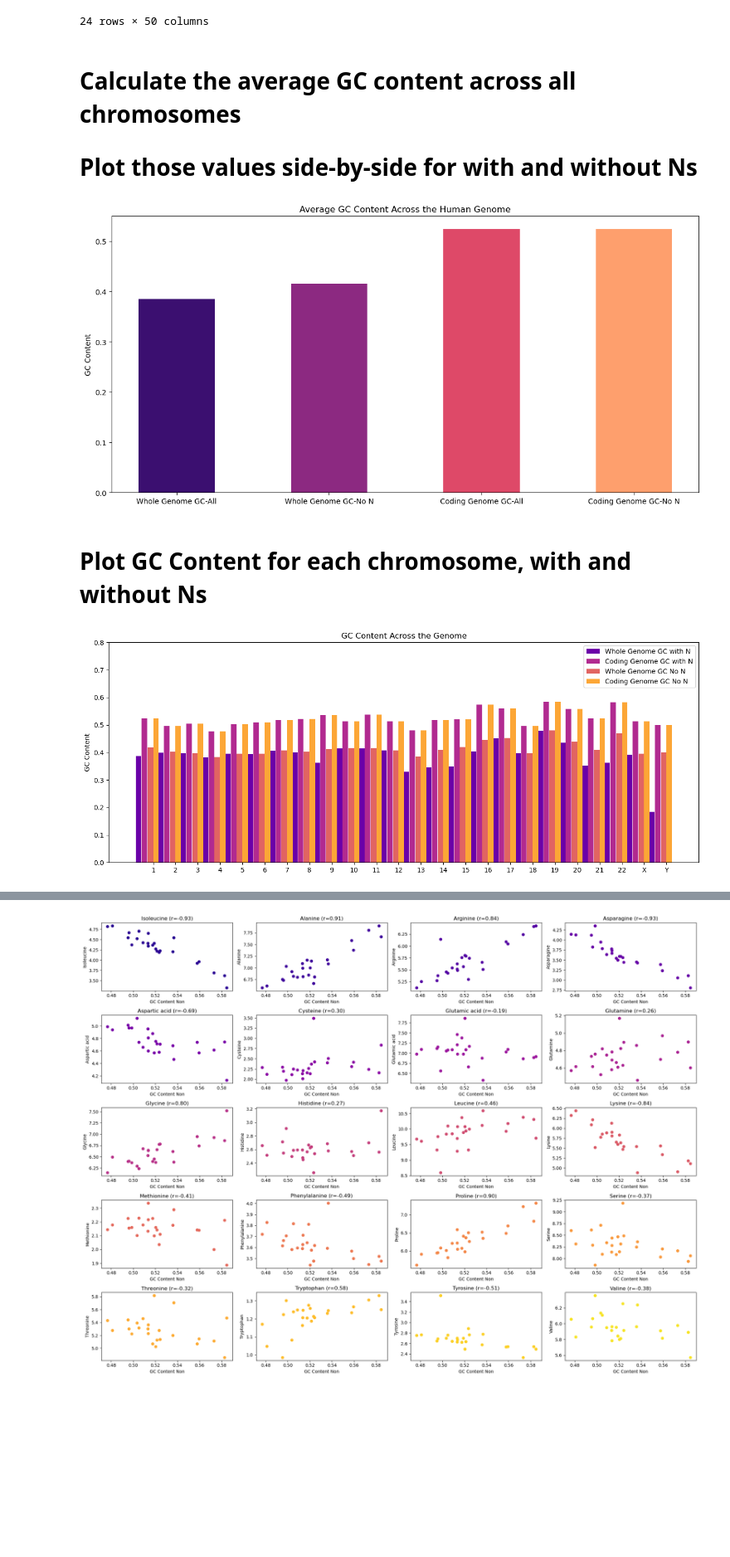
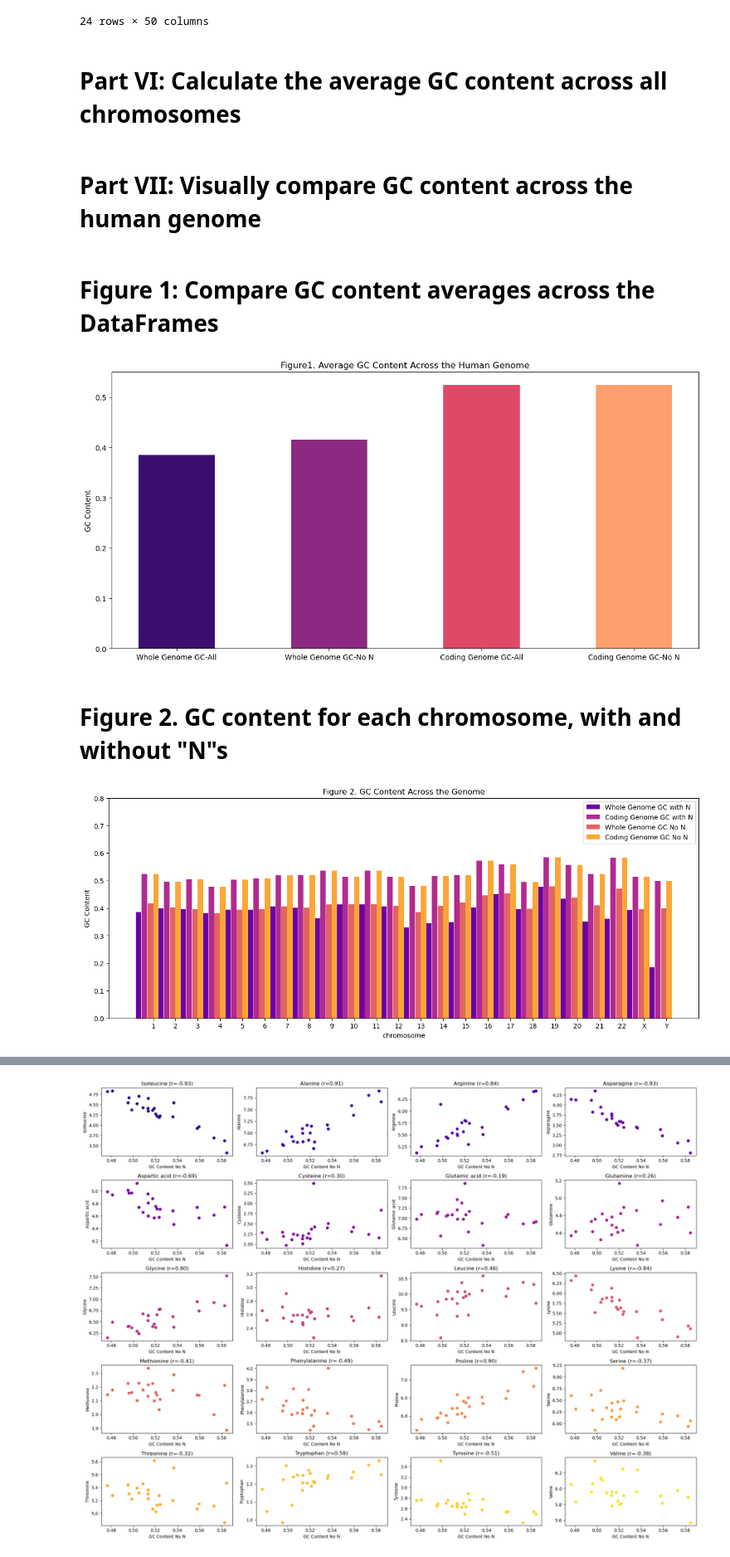
Before and after one commit to millce-cm/pfb2024_group_project_GC, a Jupyter notebook: Figures_Human.ipynb, the cells around one changed output, grey strips where cells are left out. Shown at 83% size. Cells and saved outputs as stored; diff of their text form; code cells hidden in the pictures; blank space fills up the shorter version.

```diff
--- a/Figures_Human.ipynb
+++ b/Figures_Human.ipynb
@@ -29,3 +38,3 @@ Requirement already satisfied: six>=1.5 in /Users/pfb2024/Library/jupyterlab-des
 # %%
-Whole_Genome = pickle.load(open("save.p", "rb"))
-CDS_Genome = pickle.load(open("output_coding_genome_2.p", "rb"))
+Whole_Genome = pickle.load(open("output_whole_genome.p", "rb"))
+CDS_Genome = pickle.load(open("output_coding_genome.p", "rb"))
@@ -148,6 +148,5 @@ CDS_Genome_Long_Sorted
 | 0 | Y | 83604.0 | 83604.0 | 41675.0 | 0.498481 | 0.498481 | 602.0 | ... |
 24 rows × 50 columns
 # %% [markdown]
-# Calculate the average GC content across all chromosomes
-# Plot those values side-by-side for with and without Ns
+# Part VI: Calculate the average GC content across all chromosomes
 # %%
@@ -156,6 +155,10 @@ WG_avg_gc_content_all = Whole_Genome_Long_Sorted['GC_content_all'].mean()
 WG_avg_gc_content_non = Whole_Genome_Long_Sorted['GC_content_non'].mean()
 Cod_avg_gc_content_all = CDS_Genome_Long_Sorted['GC_content_all'].mean()
 Cod_av_gc_content_non = CDS_Genome_Long_Sorted['GC_content_non'].mean()
+# %% [markdown]
+# Part VII: Visually compare GC content across the human genome
+# %% [markdown]
+# Figure 1: Compare GC content averages across the DataFrames
 # %%
 # Create a figure
 #fig, ax = plt.subplots(figsize=(5, 5))
@@ -179,7 +182,7 @@ palette = sns.color_palette("magma", n_colors=len(average_values))
 bars = ax.bar(x, average_values, width=bar_width, color=palette, label='Average GC Content')
 
 # Set titles and labels:
-ax.set_title('Average GC Content Across the Human Genome')
+ax.set_title('Figure1. Average GC Content Across the Human Genome')
 ax.set_ylabel('GC Content')
 #ax.legend()
 
@@ -187,41 +190,42 @@ ax.set_ylabel('GC Content')
 plt.tight_layout()
 plt.show()
 # %% [output]
-[figure, old version]
+[figure, new version]
 # %% [markdown]
-# Plot GC Content for each chromosome, with and without Ns
+# Figure 2. GC content for each chromosome, with and without "N"s
 # %%
 ##Create lists of what we want to plot:
 chromosome = list(Whole_Genome_Long_Sorted['Chromosome'])
 whole_gc_all = list(Whole_Genome_Long_Sorted['GC_content_all'])
 whole_gc_non = list(Whole_Genome_Long_Sorted['GC_content_non'])
 cod_gc_all = list(CDS_Genome_Long_Sorted['GC_content_all'])
 cod_gc_non = list(CDS_Genome_Long_Sorted['GC_content_non'])
 
-xaxis = np.arange(len(chromosome))
+xaxis = np.arange(len(chromosome))#creates an array of x values for the plot
 width = 0.25 # width of the bars
 spacing = 0.05 #spacing for the bars
 
 # Create the figure with a specified size
 fig, ax = plt.subplots(figsize=(16, 6))  # Adjust width and height as needed
 
 # Set y-axis limits to provide more space
 ax.set_ylim(0, 0.8)  # Adjust this range as needed
 
+#Color palette
 palette = sns.color_palette("plasma", n_colors=4)  # Adjust the palette name and number of colors
 
 # Create the figure with a specified size
 bar1 = plt.bar(xaxis - width*1.5-spacing/1.5, whole_gc_all, width, label = "Whole Genome GC with N", color=palette[0])
 bar2 = plt.bar(xaxis - width/2-spacing/3, cod_gc_all, width, label = "Coding Genome GC with N", color=palette[1])
 bar3 = plt.bar(xaxis + width/2, whole_gc_non, width, label = "Whole Genome GC No N", color=palette[2])
 bar4 = plt.bar(xaxis + width*1.5, cod_gc_non, width, label = "Coding Genome GC No N", color=palette[3])
 
 plt.xticks(xaxis+width, chromosome)
-plt.xlabel("")
+plt.xlabel("chromosome")
 plt.ylabel("GC Content")
-plt.title("GC Content Across the Genome")
+plt.title("Figure 2. GC Content Across the Genome")
 plt.legend()
 plt.show()
 # %% [output]
-[figure, old version]
+[figure, new version]
 # %% [markdown]
```
Also changed, not shown: parts of 28 cells of this notebook, 1 other file.
